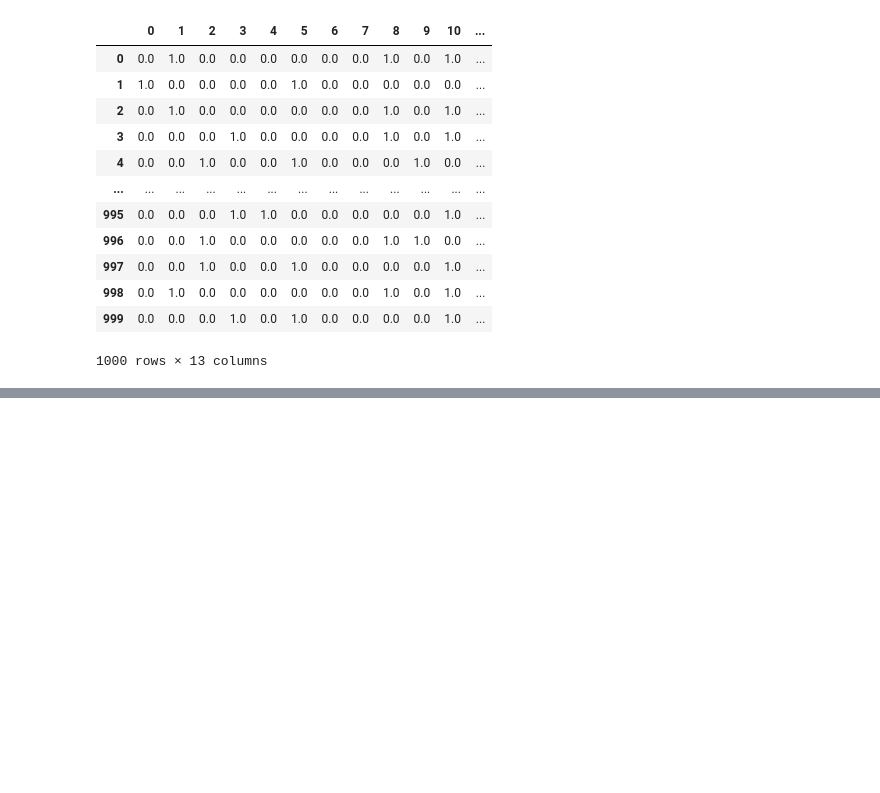
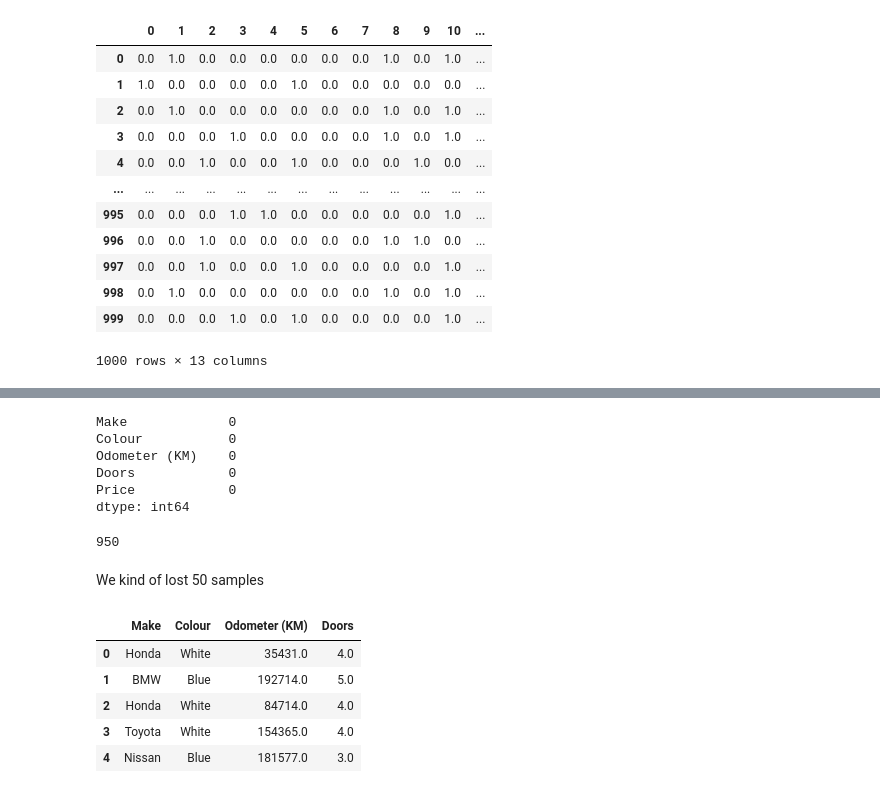
Before and after one commit to Pradipwasre/Machine-Learning, a Jupyter notebook: Scikit Learn/SciKIt_Learn.ipynb, the cells around one changed output, grey strips where cells are left out. Drawn from its saved outputs; the diff is of its cells as text; code cells hidden in the pictures; blank space fills up the shorter version.

```diff
--- a/Scikit Learn/SciKIt_Learn.ipynb
+++ b/Scikit Learn/SciKIt_Learn.ipynb
@@ -297,0 +402,12 @@ pd.DataFrame(transformed_x) # we took one hot encoder and applied on categorical
+# %%
+## Option 1 : Fill missing data with pandas
+car_sales_missing['Make'].fillna("missing", inplace= True)
+
+# fill the "colour" column
+car_sales_missing["Colour"].fillna("missing", inplace= True)
+
+# Fill the odometer column
+car_sales_missing["Odometer (KM)"].fillna(car_sales_missing["Odometer (KM)"].mean(), inplace= True)
+
+# fill the "Doors" column
+car_sales_missing["Doors"].fillna(4, inplace= True)
@@ -297,0 +424,30 @@ pd.DataFrame(transformed_x) # we took one hot encoder and applied on categorical
+# %%
+# Remove rows with missing `Price` value
+car_sales_missing.dropna(inplace = True)
+# %%
+car_sales_missing.isna().sum()
+# %% [output]
+Make             0
+Colour           0
+Odometer (KM)    0
+Doors            0
+Price            0
+dtype: int64
+# %%
+len(car_sales_missing)
+# %% [output]
+950
+# %% [markdown]
+We kind of lost 50 samples
+# %%
+X = car_sales_missing.drop("Price", axis= 1 )
+y = car_sales_missing["Price"]
+# %%
+X.head()
+# %% [output]
+|  | Make | Colour | Odometer (KM) | Doors |
+| 0 | Honda | White | 35431.0 | 4.0 |
+| 1 | BMW | Blue | 192714.0 | 5.0 |
+| 2 | Honda | White | 84714.0 | 4.0 |
+| 3 | Toyota | White | 154365.0 | 4.0 |
+| 4 | Nissan | Blue | 181577.0 | 3.0 |
```
Also changed, not shown: parts of 20 cells of this notebook.
